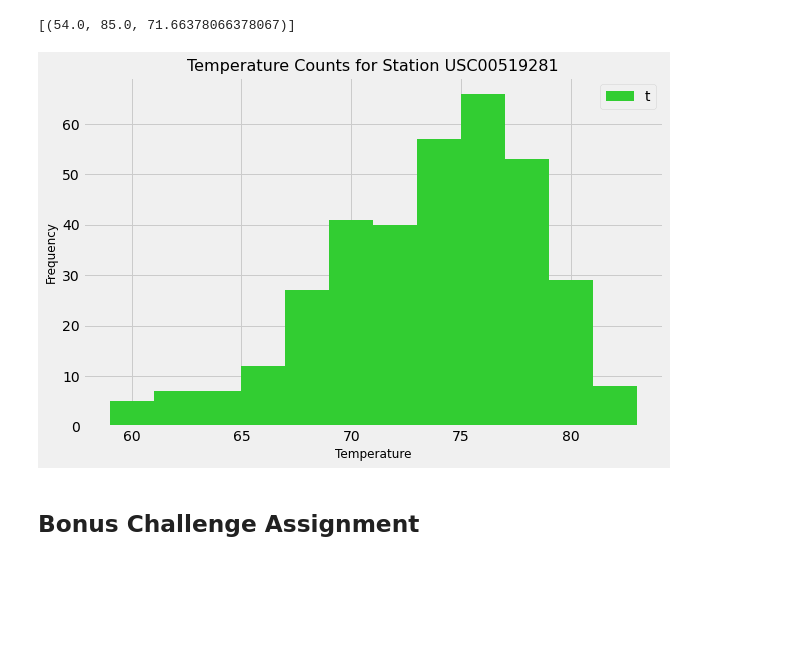
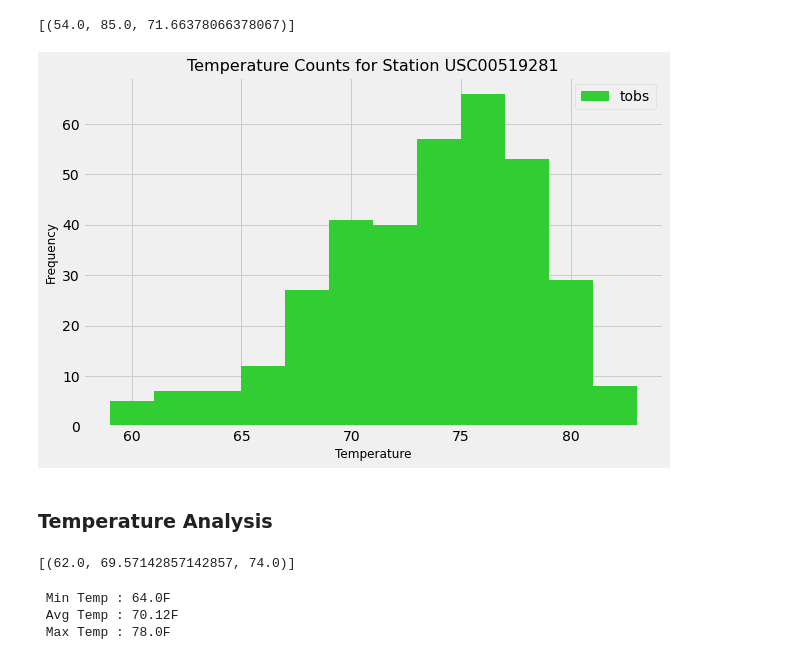
Before and after one commit to leslievazquez/SQL_Alchemy_Challenge, a Jupyter notebook: climate_starter.ipynb, the cells around one changed output. Cells and saved outputs as stored; diff of their text form; code cells hidden in the pictures; blank space fills up the shorter version.

```diff
--- a/climate_starter.ipynb
+++ b/climate_starter.ipynb
@@ -131,25 +131,25 @@ active_station
 # %%
 # Choose the station with the highest number of temperature observations.
 # Query the last 12 months of temperature observation data for this station and plot the results as a histogram
 station_data = session.query(measurement.tobs, measurement.date).\
     filter(measurement.station == 'USC00519281', measurement.date >= prev_year).all()
 
 station_data = pd.DataFrame(station_data, columns=['tobs', 'date'])
 
 #Plot the results as a histogram with bins=12
 plt.figure(figsize=(9,6))
 plt.hist(station_data['tobs'].values, bins=12, color='limegreen')
 plt.ylabel('Frequency',size=12)
 plt.xlabel('Temperature',size=12)
-plt.legend('tobs')
+plt.legend(['tobs'])
 plt.title(f'Temperature Counts for Station USC00519281',size=16)
 plt.tight_layout()
 plt.savefig('Figures/tobsCountHistogram.png')
 plt.show()
 # %% [output]
-[figure, old version]
+[figure, new version]
-# %% [markdown]
-## Bonus Challenge Assignment
+# %% [markdown]
+### Temperature Analysis
 # %%
 # This function called `calc_temps` will accept start date and end date in the format '%Y-%m-%d'
 # and return the minimum, average, and maximum temperatures for that range of dates
@@ -164,14 +164,32 @@ def calc_temps(start_date, end_date):
         TMIN, TAVE, and TMAX
     """
 
-    return session.query(func.min(Measurement.tobs), func.avg(Measurement.tobs), func.max(Measurement.tobs)).\
-        filter(Measurement.date >= start_date).filter(Measurement.date <= end_date).all()
+    return session.query(func.min(measurement.tobs), func.avg(measurement.tobs), func.max(measurement.tobs)).\
+        filter(measurement.date >= start_date).filter(measurement.date <= end_date).all()
 
 # function usage example
 print(calc_temps('2012-02-28', '2012-03-05'))
+# %% [output]
+[(62.0, 69.57142857142857, 74.0)]
 # %%
 # Use your previous function `calc_temps` to calculate the tmin, tavg, and tmax
 # for your trip using the previous year's data for those same dates.
+trip_dates = "2017-01-20 to 2017-01-27"
+prev_year = "2016-01-20 - \n 2016-01-27"
+
+prev_year_start = dt.date(2017, 1, 20) - dt.timedelta(days=365)
+prev_year_end = dt.date(2017, 1, 27) - dt.timedelta(days=365)
+
+temps = calc_temps(prev_year_start, prev_year_end)
+temp_min, temp_avg, temp_max = temps[0]
+
+print(f" Min Temp : {temp_min}F")
+print(f" Avg Temp : {temp_avg}F")
+print(f" Max Temp : {temp_max}F")
+# %% [output]
+ Min Temp : 64.0F
+ Avg Temp : 70.12F
+ Max Temp : 78.0F
 # %%
 # Plot the results from your previous query as a bar chart.
 # Use "Trip Avg Temp" as your Title
```
Also changed, not shown: parts of 2 cells of this notebook.
